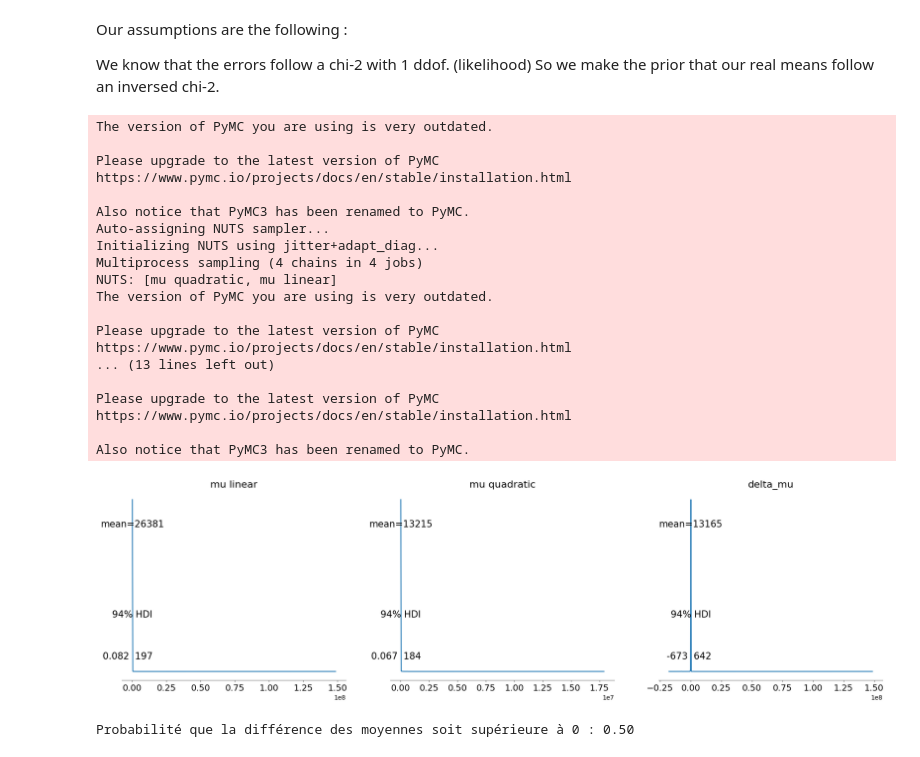
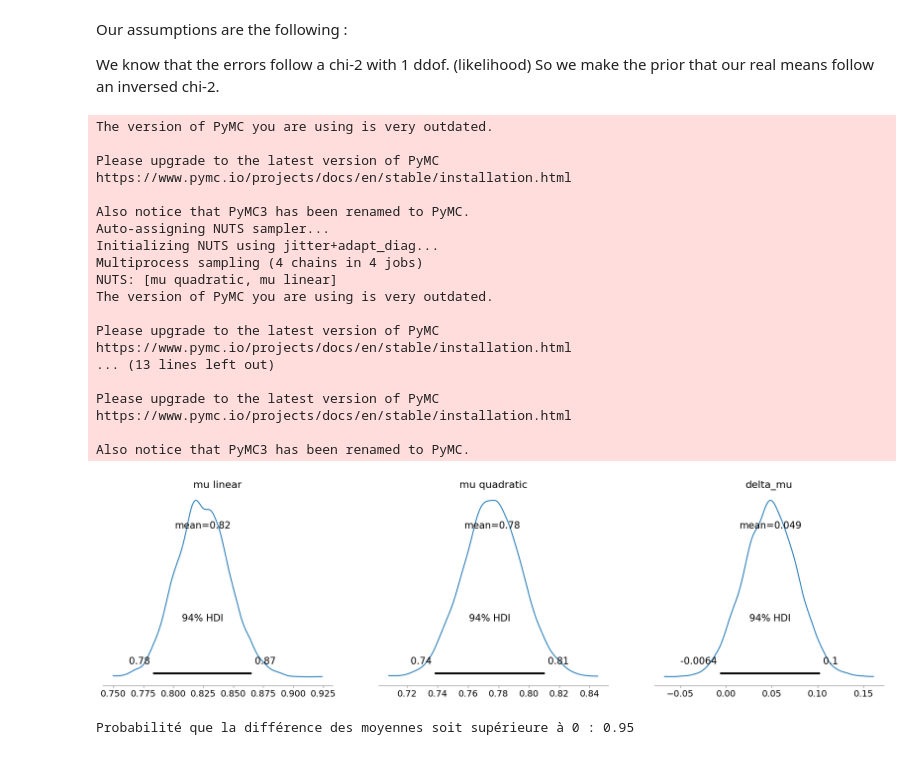
Before and after one commit to AntoineGilsonGH/Statistical-Assessment-of-Trained-Models, a Jupyter notebook: 4_Statistical_Assessment_Two_Models.ipynb, the cells around one changed output. Saved outputs shown, nothing was run; the diff lists cells and outputs as text; code cells hidden in the pictures.

```diff
--- a/4_Statistical_Assessment_Two_Models.ipynb
+++ b/4_Statistical_Assessment_Two_Models.ipynb
@@ -20,9 +20,9 @@ def extract_bounds(intervals):
 # %% [markdown]
 Select your two files containing the errors, with the same metric, of two models or two samples
 # %%
-errors_file_A = pd.read_csv("Errors/Errors_linear_model_MSE_.csv")
+errors_file_A = pd.read_csv("Errors/Errors_linear_model_MAE_.csv")
 errors_A = errors_file_A.values.flatten()
-errors_file_B = pd.read_csv("Errors/Errors_quadratic_model_MSE_.csv")
+errors_file_B = pd.read_csv("Errors/Errors_quadratic_model_MAE_.csv")
 errors_B = errors_file_B.values.flatten()
 errors = errors_A - errors_B
 errors
@@ -214,47 +214,51 @@ Our assumptions are the following :
 We know that the errors follow a chi-2 with 1 ddof. (likelihood)
 So we make the prior that our real means follow an inversed chi-2.
 # %%
+
+sigma_A = np.std(errors_A)
+sigma_B = np.std(errors_B)
+
 # Modèle bayésien avec PyMC3
 with pm.Model() as model:
     # Priors pour les variances, utilisant la distribution Inverse Gamma
-    mu1 = pm.InverseGamma('mu linear', alpha=0.5, beta=0.5)
-    mu2 = pm.InverseGamma('mu quadratic', alpha=0.5, beta=0.5)
+    mu1 = pm.Normal('mu linear', mu=0, sigma=1)
+    mu2 = pm.Normal('mu quadratic', mu=0, sigma=1)
 
     # Likelihood
-    y1 = pm.ChiSquared('Likelihood linear', nu=1, observed=errors_A)
-    y2 = pm.ChiSquared('Likelihood quadratic', nu=1, observed=errors_B)
+    y1 = pm.Normal('Likelihood linear', mu=mu1, sigma=sigma_A**2, observed=errors_A)
+    y2 = pm.Normal('Likelihood quadratic', mu=mu2,sigma=sigma_B**2 ,observed=errors_B)
 
     # Différence des moyennes
     delta_mu = pm.Deterministic('delta_mu', mu1 - mu2)
 
     # Inference
     trace = pm.sample(2000, return_inferencedata=False)
 
 # Résultats
 pm.plot_posterior(trace, var_names=['mu linear', 'mu quadratic', 'delta_mu'])
 plt.show()
 
 # Probabilité que la différence des moyennes soit supérieure à 0
 delta_mu_samples = trace['delta_mu']
 prob_delta_mu_gt_zero = np.mean(delta_mu_samples > 0)
 print(f"Probabilité que la différence des moyennes soit supérieure à 0 : {prob_delta_mu_gt_zero:.2f}")
 # %% [output]
 The version of PyMC you are using is very outdated.
 
 Please upgrade to the latest version of PyMC https://www.pymc.io/projects/docs/en/stable/installation.html
 
 Also notice that PyMC3 has been renamed to PyMC.
 Auto-assigning NUTS sampler...
 Initializing NUTS using jitter+adapt_diag...
 Multiprocess sampling (4 chains in 4 jobs)
 NUTS: [mu quadratic, mu linear]
 The version of PyMC you are using is very outdated.
 
 Please upgrade to the latest version of PyMC https://www.pymc.io/projects/docs/en/stable/installation.html
 ... (13 lines left out)
 
 Please upgrade to the latest version of PyMC https://www.pymc.io/projects/docs/en/stable/installation.html
 
 Also notice that PyMC3 has been renamed to PyMC.
-[figure, old version]
+[figure, new version]
-Probabilité que la différence des moyennes soit supérieure à 0 : 0.50
+Probabilité que la différence des moyennes soit supérieure à 0 : 0.95
```
Also changed, not shown: parts of 3 cells of this notebook, 30 other files.
